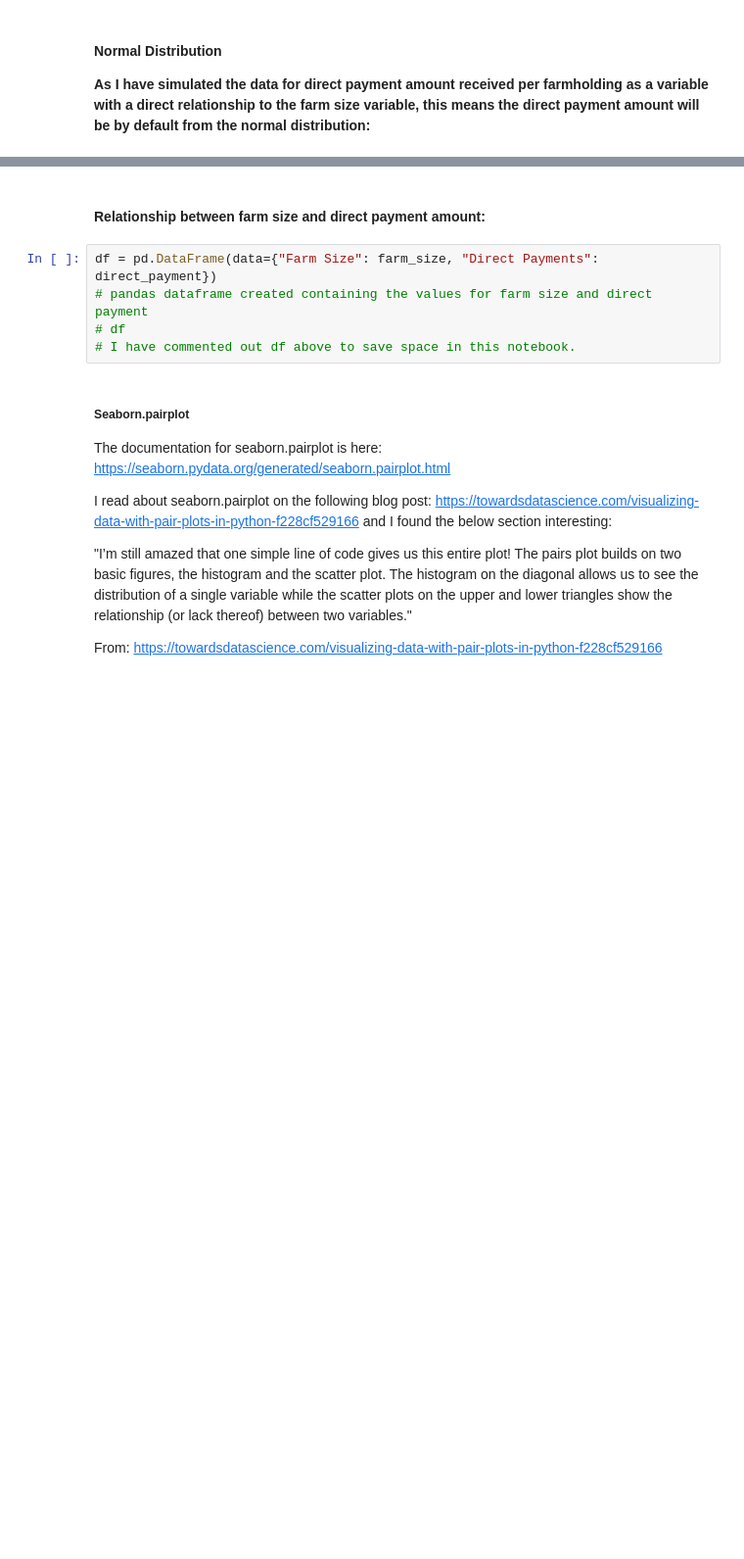
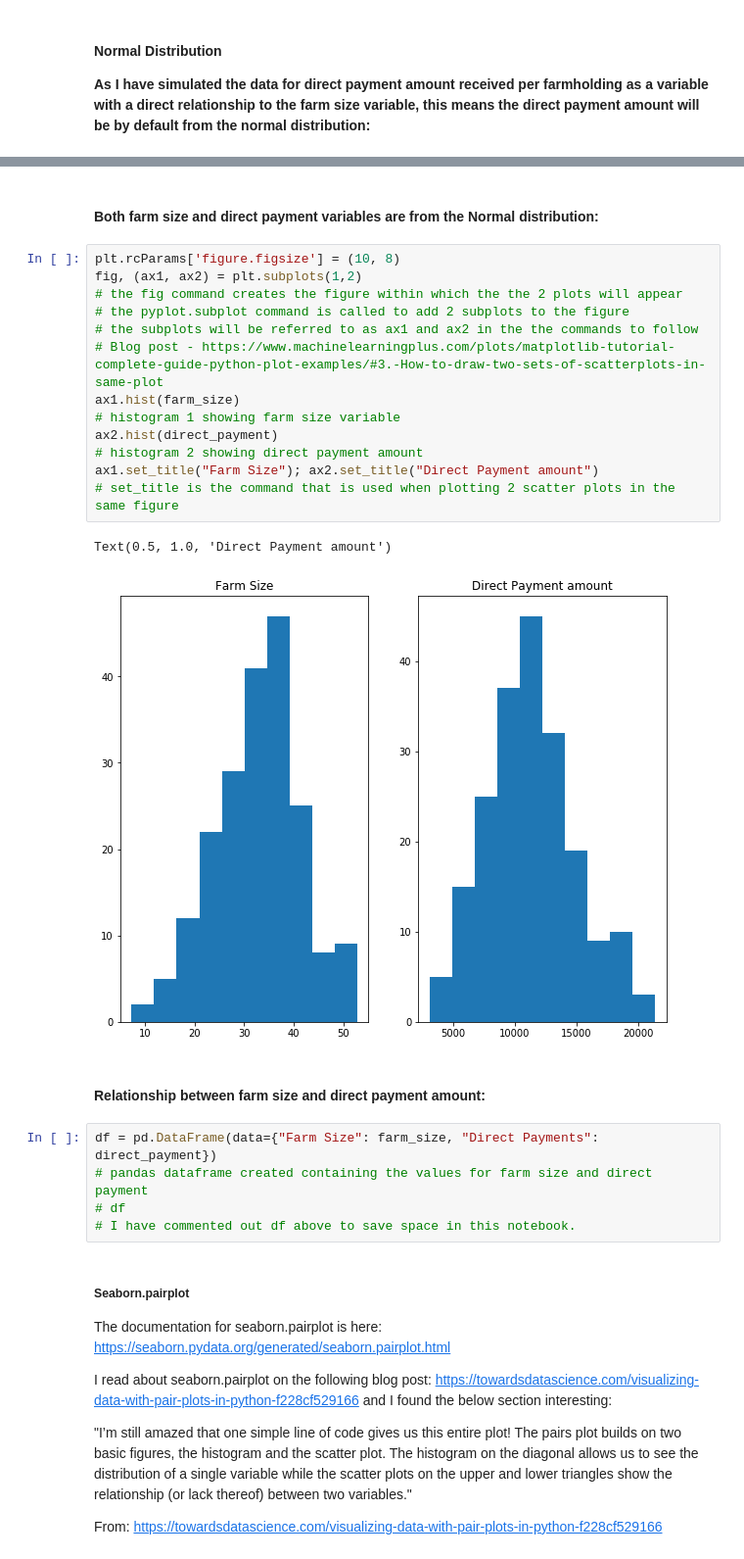
Before and after one commit to johndunne2019/PDA-Project-Data-Simulation, a Jupyter notebook: Data-Simulation.ipynb, the cells around one changed output, grey strips where cells are left out. Shown at 98% size. Cells and saved outputs as stored; diff of their text form; blank space fills up the shorter version.

```diff
--- a/Data-Simulation.ipynb
+++ b/Data-Simulation.ipynb
@@ -637,3 +649,21 @@ Text(0, 0.5, 'Farmholdings')
+# %% [markdown]
+#### Both farm size and direct payment variables are from the Normal distribution:
+# %%
+plt.rcParams['figure.figsize'] = (10, 8)
+fig, (ax1, ax2) = plt.subplots(1,2)
+# the fig command creates the figure within which the the 2 plots will appear
+# the pyplot.subplot command is called to add 2 subplots to the figure
+# the subplots will be referred to as ax1 and ax2 in the the commands to follow
+# Blog post - https://www.machinelearningplus.com/plots/matplotlib-tutorial-complete-guide-python-plot-examples/#3.-How-to-draw-two-sets-of-scatterplots-in-same-plot
+ax1.hist(farm_size)
+# histogram 1 showing farm size variable
+ax2.hist(direct_payment)
+# histogram 2 showing direct payment amount
+ax1.set_title("Farm Size"); ax2.set_title("Direct Payment amount")
+# set_title is the command that is used when plotting 2 scatter plots in the same figure
+# %% [output]
+Text(0.5, 1.0, 'Direct Payment amount')
+[figure, added]
 # %% [markdown]
 #### Relationship between farm size and direct payment amount:
 # %%
```
Also changed, not shown: parts of 27 cells of this notebook.
